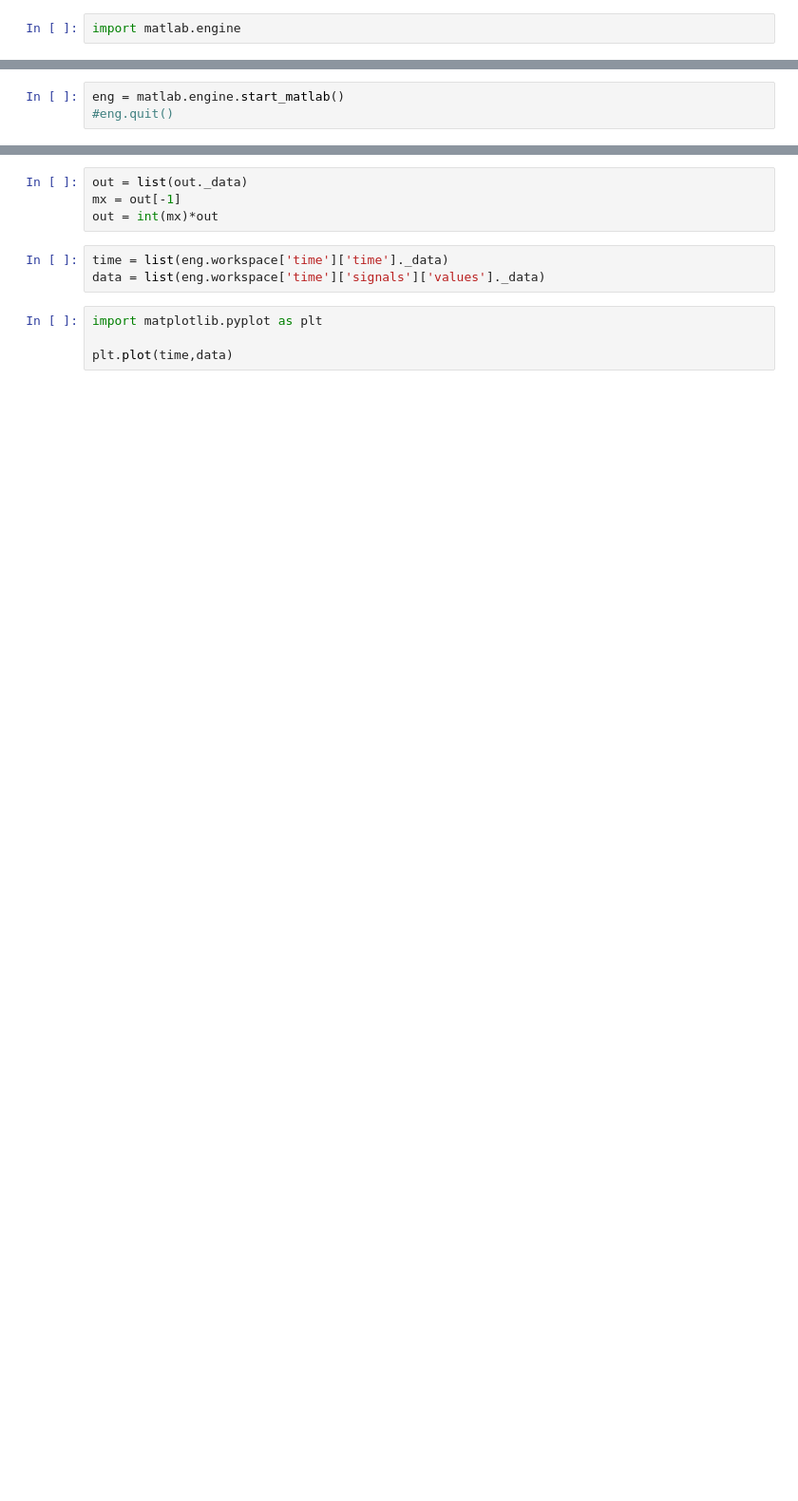
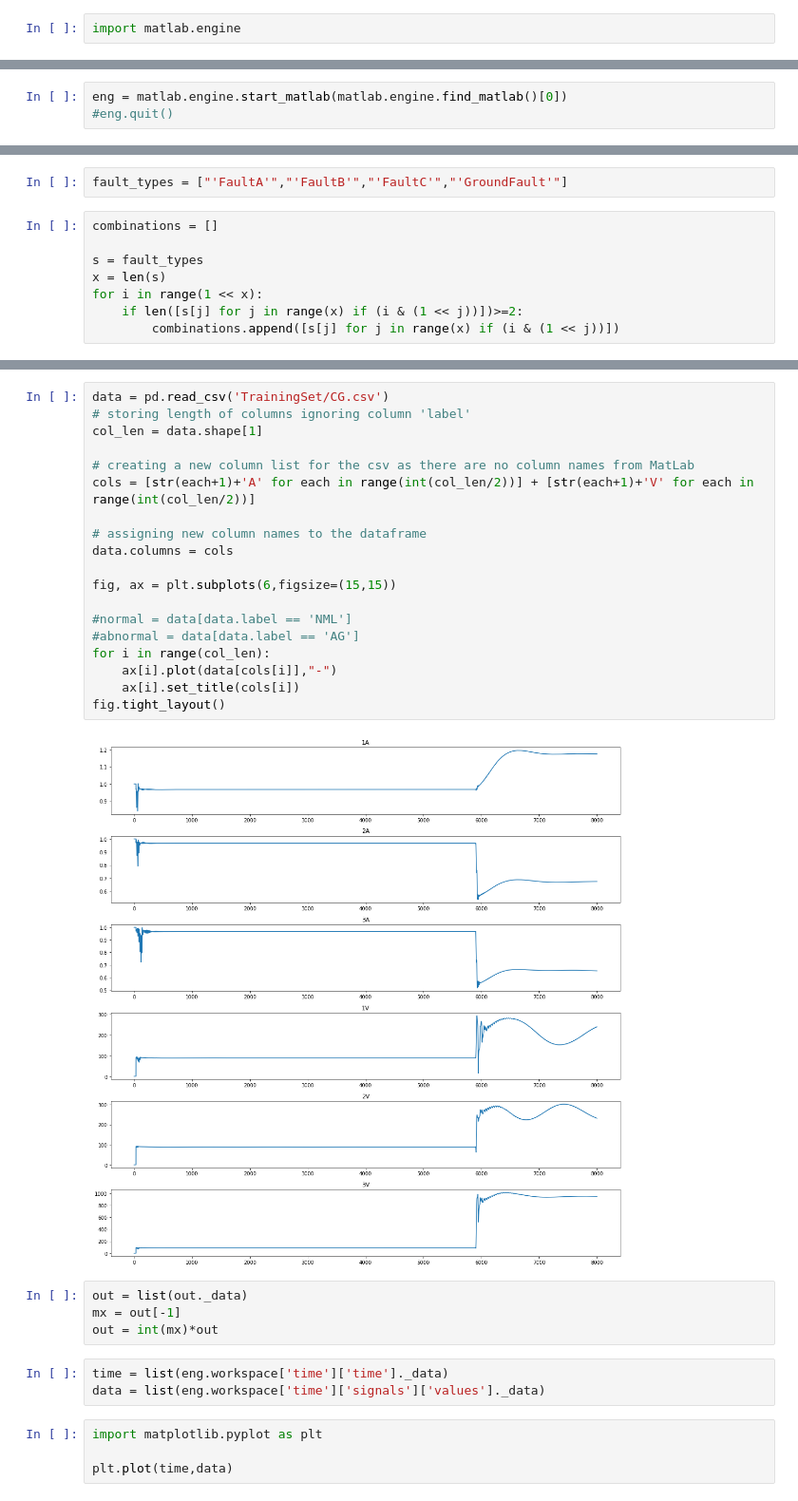
Before and after one commit to YugantM/PowerGrid, a Jupyter notebook: matlab.ipynb, the cells around one changed output, grey strips where cells are left out. Shown: that part at 95% size. Cells and saved outputs as stored; diff of their text form; blank space fills up the shorter version.

```diff
--- a/matlab.ipynb
+++ b/matlab.ipynb
@@ -3,5 +5,5 @@ import matlab.engine
 # %%
-eng = matlab.engine.start_matlab()
+eng = matlab.engine.start_matlab(matlab.engine.find_matlab()[0])
 #eng.quit()
 # %%
 file ='demo_rand_numbs'
@@ -15,0 +12,10 @@ Undefined variable 'ans'.
+# %%
+fault_types = ["'FaultA'","'FaultB'","'FaultC'","'GroundFault'"]
+# %%
+combinations = []
+
+s = fault_types
+x = len(s)
+for i in range(1 << x):
+    if len([s[j] for j in range(x) if (i & (1 << j))])>=2:
+        combinations.append([s[j] for j in range(x) if (i & (1 << j))])
@@ -16,3 +122,24 @@ Undefined variable 'ans'.
+# %%
+data = pd.read_csv('TrainingSet/CG.csv')
+# storing length of columns ignoring column 'label'
+col_len = data.shape[1]
+
+# creating a new column list for the csv as there are no column names from MatLab
+cols = [str(each+1)+'A' for each in range(int(col_len/2))] + [str(each+1)+'V' for each in range(int(col_len/2))]
+
+# assigning new column names to the dataframe
+data.columns = cols
+
+fig, ax = plt.subplots(6,figsize=(15,15))
+
+#normal = data[data.label == 'NML']
+#abnormal = data[data.label == 'AG']
+for i in range(col_len):
+    ax[i].plot(data[cols[i]],"-")
+    ax[i].set_title(cols[i])
+fig.tight_layout()
+# %% [output]
+[figure, added]
 # %%
 out = list(out._data)
 mx = out[-1]
```
Also changed, not shown: parts of 16 cells of this notebook, 13 other files.
